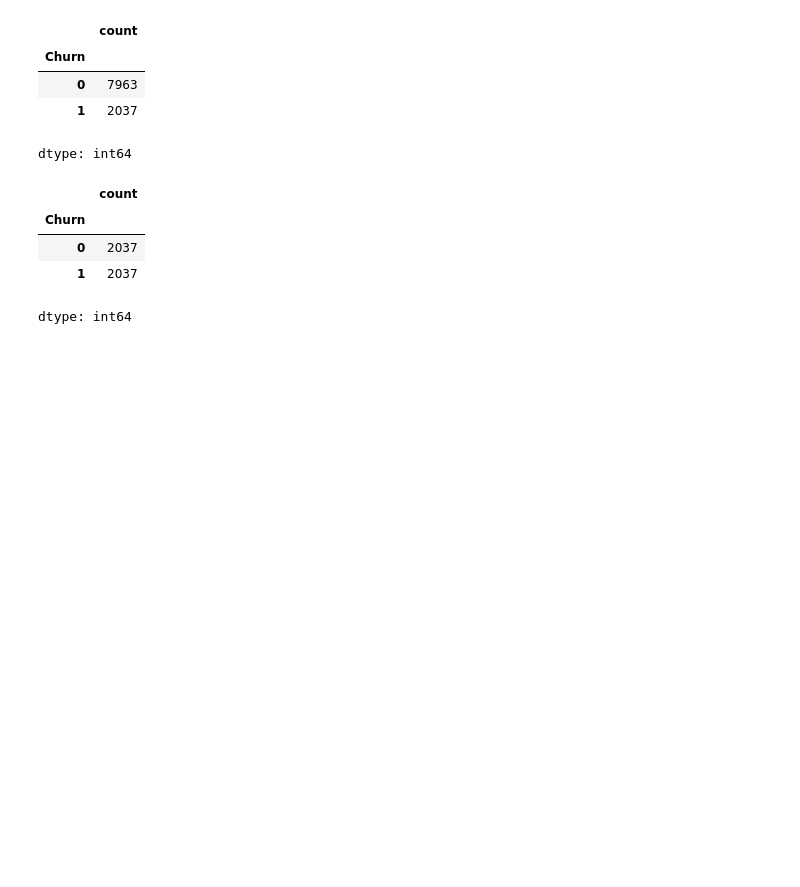
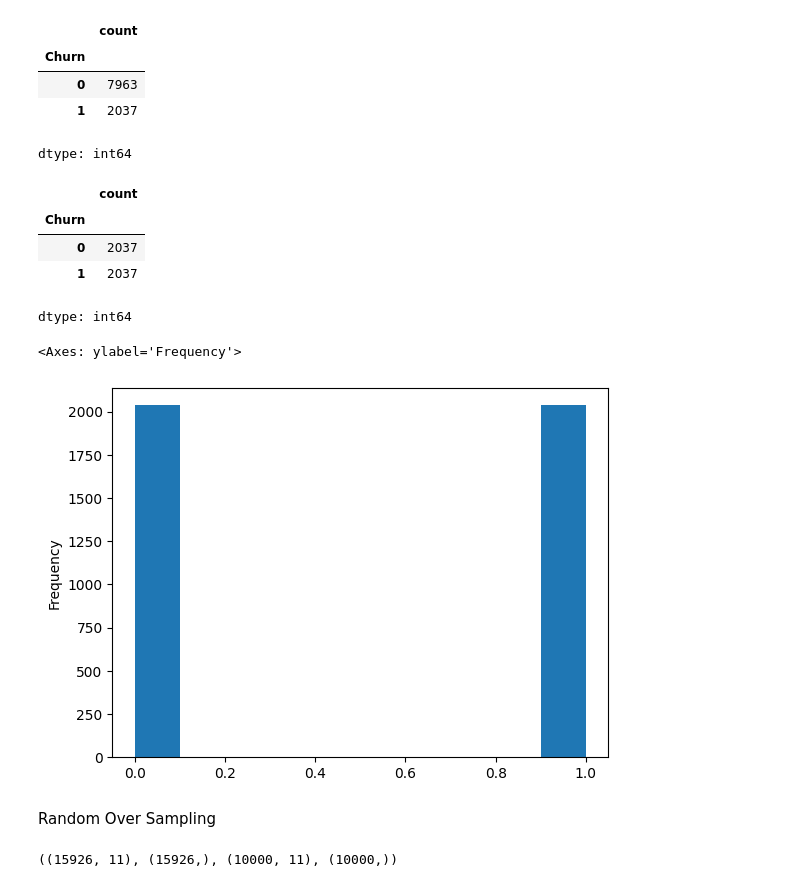
Before and after one commit to Mahesh2056/Bank-Customer-Churn-Model, a Jupyter notebook: bank_customer_churn_model.ipynb, the cells around one changed output. Cells and saved outputs as stored; diff of their text form; code cells hidden in the pictures; blank space fills up the shorter version.

```diff
--- a/bank_customer_churn_model.ipynb
+++ b/bank_customer_churn_model.ipynb
@@ -208,3 +208,10 @@ y_rus.value_counts()
 | 0 | 2037 |
 | 1 | 2037 |
 dtype: int64
+# %%
+y_rus.plot(kind = 'hist')
+# %% [output]
+<Axes: ylabel='Frequency'>
+[figure, added]
+# %% [markdown]
+Random Over Sampling
@@ -210,0 +224,4 @@ dtype: int64
+# %%
+X_ros.shape, y_ros.shape, X.shape, y.shape
+# %% [output]
+((15926, 11), (15926,), (10000, 11), (10000,))
```
Also changed, not shown: parts of 14 cells of this notebook.
